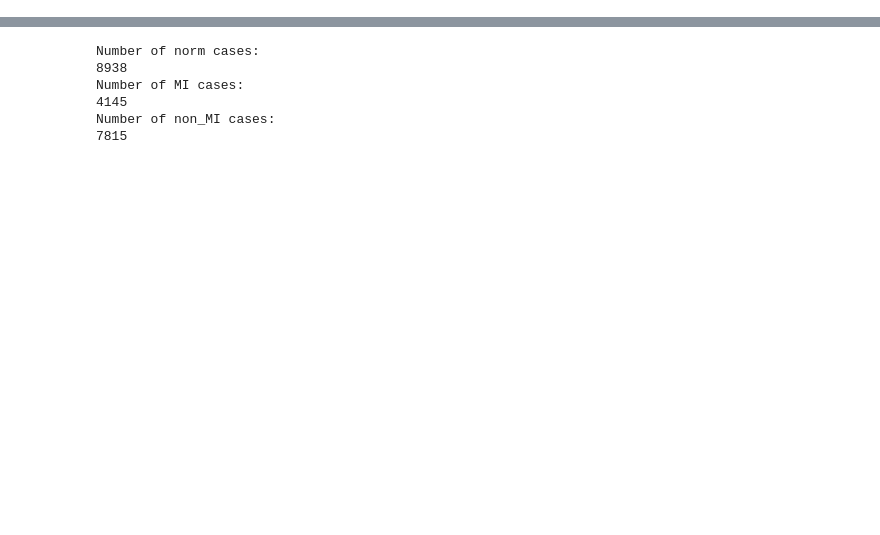
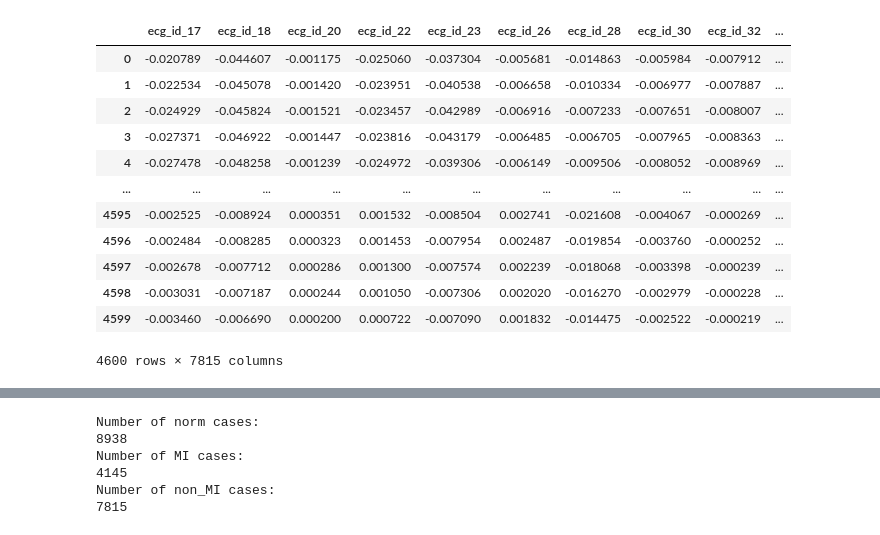
Before and after one commit to diagnosemi/Cappy, a Jupyter notebook: model_dev/cnn_model_training.ipynb, the cells around one changed output, grey strips where cells are left out. Saved outputs shown, nothing was run; the diff lists cells and outputs as text; code cells hidden in the pictures; blank space fills up the shorter version.

```diff
--- a/model_dev/cnn_model_training.ipynb
+++ b/model_dev/cnn_model_training.ipynb
@@ -56,3 +70,19 @@ norm_df
+# %%
+non_mi_df
+# %% [output]
+|  | ecg_id_17 | ecg_id_18 | ecg_id_20 | ecg_id_22 | ecg_id_23 | ecg_id_26 | ecg_id_28 | ecg_id_30 | ecg_id_32 | ... |
+| 0 | -0.020789 | -0.044607 | -0.001175 | -0.025060 | -0.037304 | -0.005681 | -0.014863 | -0.005984 | -0.007912 | ... |
+| 1 | -0.022534 | -0.045078 | -0.001420 | -0.023951 | -0.040538 | -0.006658 | -0.010334 | -0.006977 | -0.007887 | ... |
+| 2 | -0.024929 | -0.045824 | -0.001521 | -0.023457 | -0.042989 | -0.006916 | -0.007233 | -0.007651 | -0.008007 | ... |
+| 3 | -0.027371 | -0.046922 | -0.001447 | -0.023816 | -0.043179 | -0.006485 | -0.006705 | -0.007965 | -0.008363 | ... |
+| 4 | -0.027478 | -0.048258 | -0.001239 | -0.024972 | -0.039306 | -0.006149 | -0.009506 | -0.008052 | -0.008969 | ... |
+| ... | ... | ... | ... | ... | ... | ... | ... | ... | ... | ... |
+| 4595 | -0.002525 | -0.008924 | 0.000351 | 0.001532 | -0.008504 | 0.002741 | -0.021608 | -0.004067 | -0.000269 | ... |
+| 4596 | -0.002484 | -0.008285 | 0.000323 | 0.001453 | -0.007954 | 0.002487 | -0.019854 | -0.003760 | -0.000252 | ... |
+| 4597 | -0.002678 | -0.007712 | 0.000286 | 0.001300 | -0.007574 | 0.002239 | -0.018068 | -0.003398 | -0.000239 | ... |
+| 4598 | -0.003031 | -0.007187 | 0.000244 | 0.001050 | -0.007306 | 0.002020 | -0.016270 | -0.002979 | -0.000228 | ... |
+| 4599 | -0.003460 | -0.006690 | 0.000200 | 0.000722 | -0.007090 | 0.001832 | -0.014475 | -0.002522 | -0.000219 | ... |
+4600 rows × 7815 columns
 # %%
 # Delete any column in which any reading is NaN
 norm_df = norm_df.dropna(axis=1)
```
Also changed, not shown: parts of 29 cells of this notebook, 1 other file.
